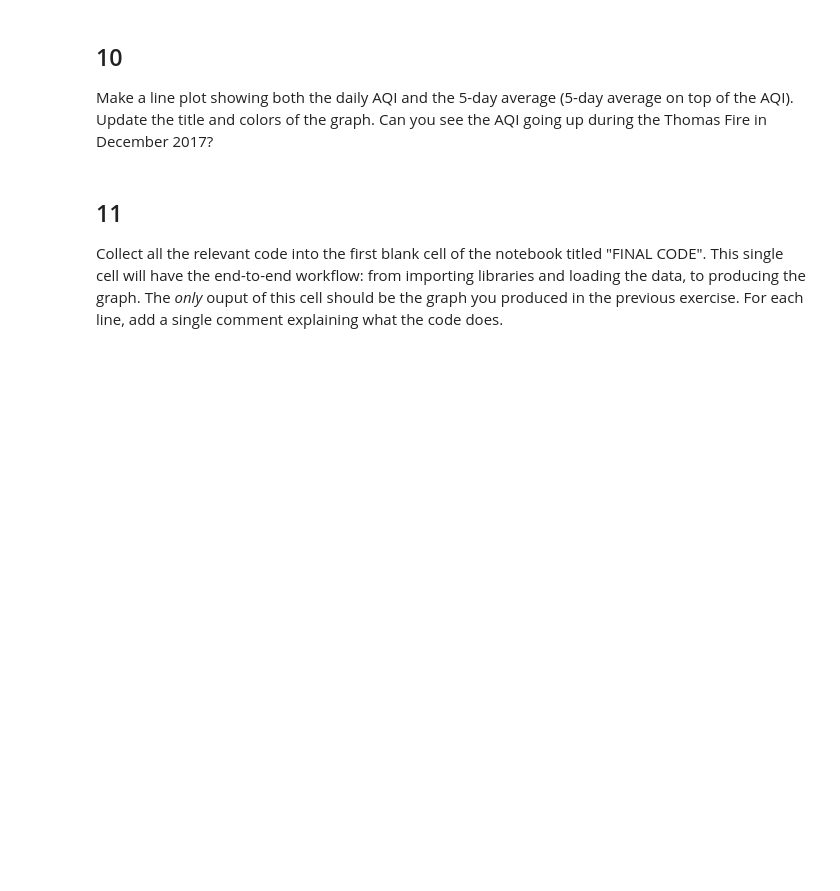
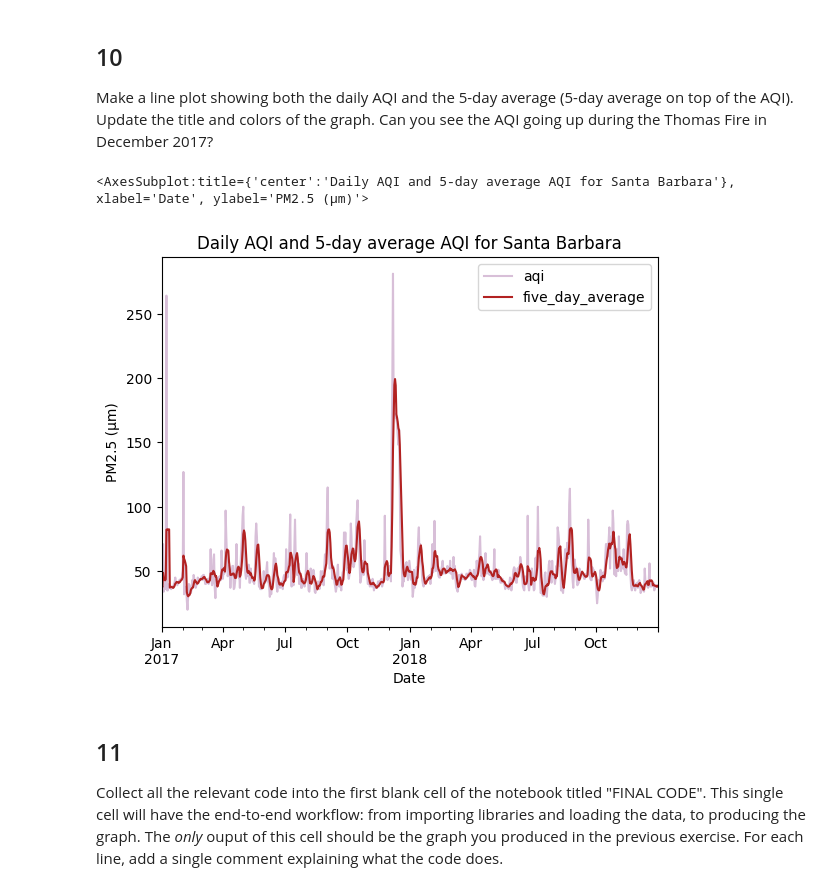
Before and after one commit to hazelvaq/eds220-hwk-2, a Jupyter notebook: hwk2-task2-aqi.ipynb, the cells around one changed output. Saved outputs shown, nothing was run; the diff lists cells and outputs as text; code cells hidden in the pictures; blank space fills up the shorter version.

Commit message:
plotted AQI plot

```diff
--- a/hwk2-task2-aqi.ipynb
+++ b/hwk2-task2-aqi.ipynb
@@ -214,0 +237,6 @@ Without creating any new variables, add the mean of the AQI over a 5-day rolling
+# %%
+# New column with mean of AQI over a 5-day rolling window
+aqi_sb["five_day_average"] = aqi_sb.aqi.rolling("5D").mean()
+
+# display table
+aqi_sb
@@ -220,3 +261,21 @@ Make a line plot showing both the daily AQI and the 5-day average (5-day average
+# %%
+# import matplotlib for colors
+import matplotlib.pyplot as plt
+
+# define colors for plot
+colors = ['thistle','firebrick']
+
+# line plot of daily AQI and the 5-day average
+aqi_sb.plot(y = ['aqi','five_day_average'], # setting y as AQI and 5-day average AQI
+           xlabel = "Date", # x-axis label
+           ylabel = "PM2.5 (μm)", #y-axis label
+           title = "Daily AQI and 5-day average AQI for Santa Barbara", # title
+           color = colors) #setting colors for lines
+
+## The AQI goes up at January 2018
+# %% [output]
+<AxesSubplot:title={'center':'Daily AQI and 5-day average AQI for Santa Barbara'}, xlabel='Date', ylabel='PM2.5 (μm)'>
+[figure, added]
 # %% [markdown]
 ## 11
 
```
Also changed, not shown: parts of 7 cells of this notebook.
